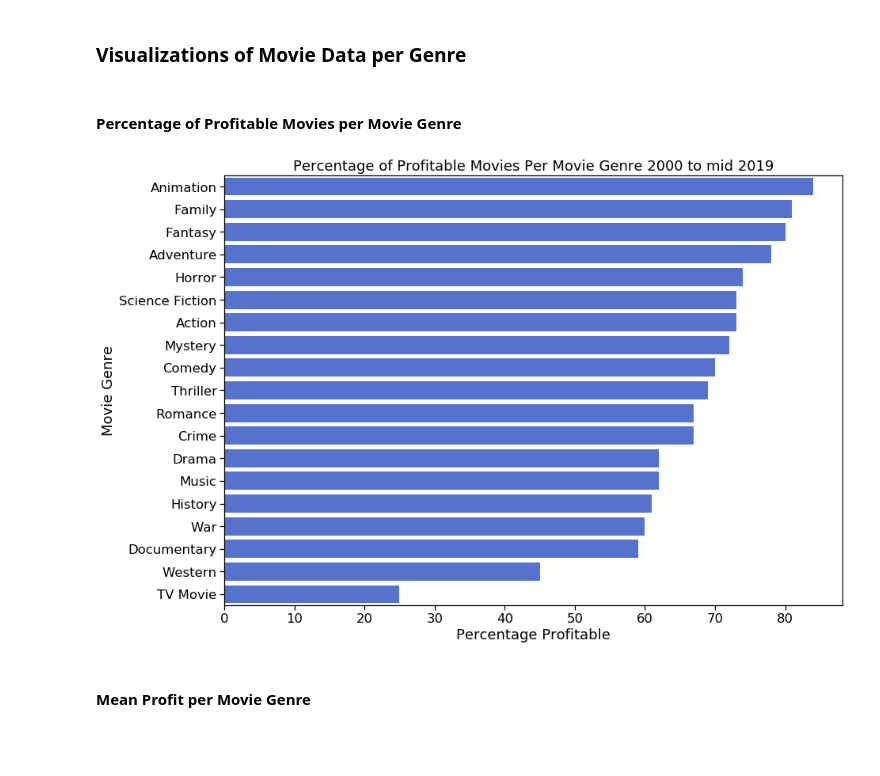
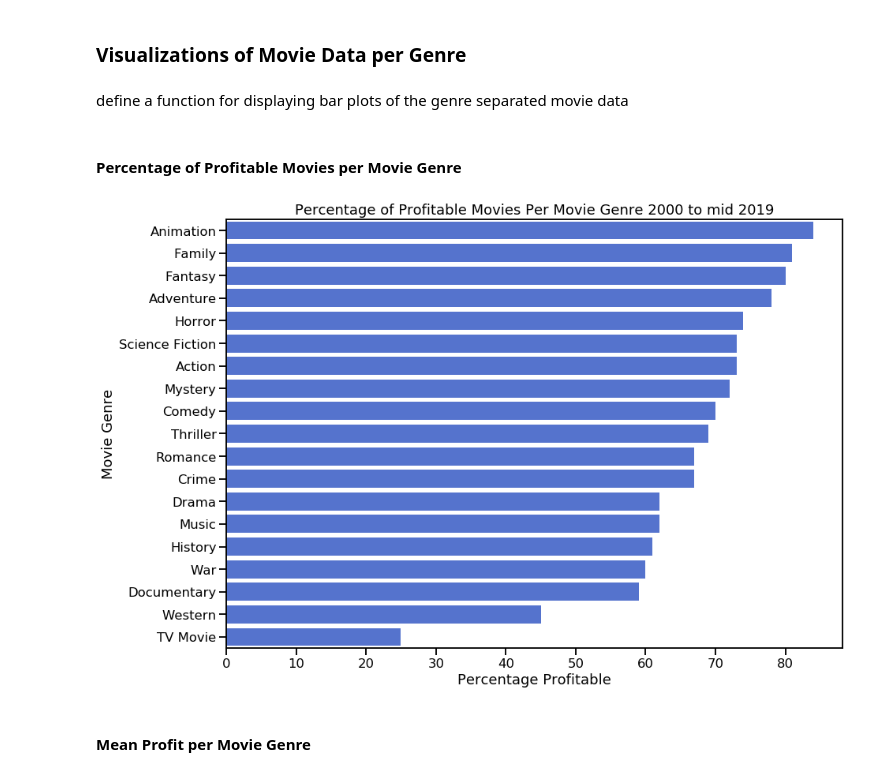
Before and after one commit to merb92/movie-industry-eda, a Jupyter notebook: index.ipynb, the cells around one changed output. Saved outputs shown, nothing was run; the diff lists cells and outputs as text; code cells hidden in the pictures; blank space fills up the shorter version.

```diff
--- a/index.ipynb
+++ b/index.ipynb
@@ -1722,10 +1915,10 @@ TV Movie has 4 movies.
 # %%
 def upper_whisker_quantile(data):
     """
-    Return the quantile of the upper whisker of the dataframe
+    Return the value at the upper whisker of the dataframe
     3rd Quartile + 1.5 * IQR
     """
-
+    # calculate the interquartile range
     iqr = data.real_profit.quantile(0.75) -  data.real_profit.quantile(0.25)
 
     return round(iqr * 1.5 + data.real_profit.quantile(0.75), 2)
@@ -1767,18 +1967,46 @@ genre_data_df
 # %% [markdown]
 ### Visualizations of Movie Data per Genre
+# %% [markdown]
+define a function for displaying bar plots of the genre separated movie data
+# %%
+def genre_bar_plot(x, y, data, ylabel, xlabel, title):
+    """Display a bar plot
+
+    Keyword Arguments:
+    x -- data to display on the x axis
+    y -- data to display on the y axis
+    data -- dataframe
+    xlabel -- x axis label
+    ylabel -- y axis label
+    title -- plot title
+    """
+    # define the plot display characteristics
+    f = plt.figure(figsize=(14, 10))
+    sns.set_context('talk')
+    color = '#4169E1'
+
+    g = sns.barplot(x=x, y=y, data=data, color=color)
+
+    plt.ylabel(ylabel)
+    plt.xlabel(xlabel)
+    plt.title(title)
+
+    plt.show()
 # %% [markdown]
 #### Percentage of Profitable Movies per Movie Genre
 # %%
+# sort the dataframe so that the genre with the highest percentage of profitable movies will be at the top
 genres_sorted_desc_df = genre_data_df.sort_values('percentage_profitable', ascending=False)
-f = plt.figure(figsize=(14, 10))
-g = sns.barplot(x='percentage_profitable', y='genre_name', data = genres_sorted_desc_df, color='#4169E1')
-sns.set_context('talk')
-plt.ylabel('Movie Genre')
-plt.xlabel('Percentage Profitable')
-plt.title('Percentage of Profitable Movies Per Movie Genre 2000 to mid 2019')
-plt.show()
+
+# display the plot
+genre_bar_plot(x='percentage_profitable',
+              y='genre_name',
+              data=genres_sorted_desc_df,
+              ylabel='Movie Genre',
+              xlabel='Percentage Profitable',
+              title='Percentage of Profitable Movies Per Movie Genre 2000 to mid 2019')
 # %% [output]
-[figure, old version]
+[figure, new version]
 # %% [markdown]
 #### Mean Profit per Movie Genre
 # %%
```
Also changed, not shown: parts of 165 cells of this notebook.
